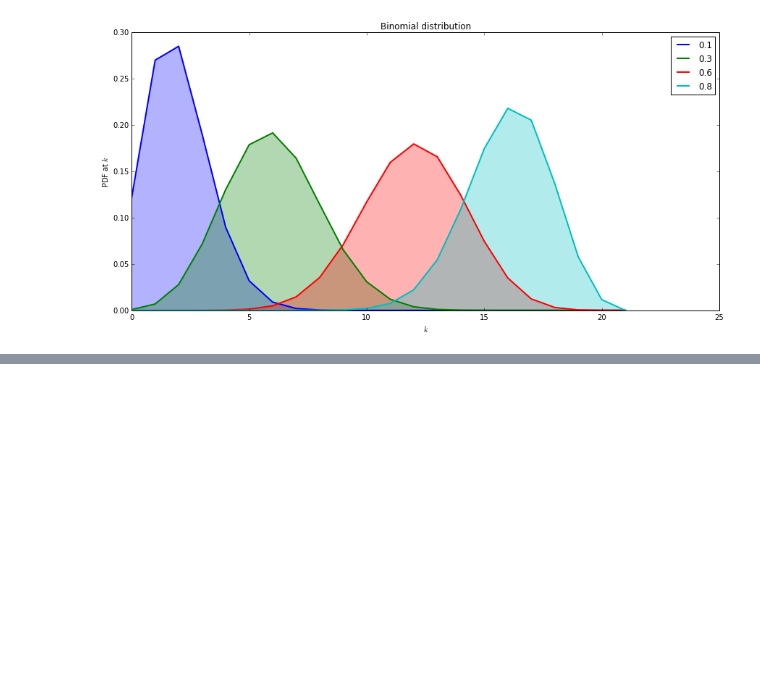
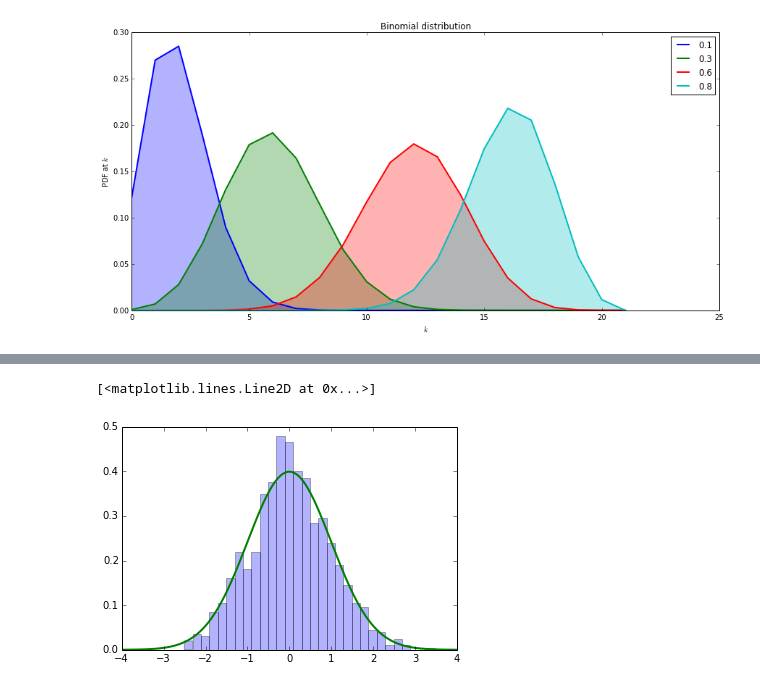
Before and after one commit to ubdsgroup/mlcourse-ub-notebooks, a Jupyter notebook: notebooks/Lecture14.ipynb, the cells around one changed output, grey strips where cells are left out. Drawn from its saved outputs; the diff is of its cells as text; code cells hidden in the pictures; blank space fills up the shorter version.

```diff
--- a/notebooks/Lecture14.ipynb
+++ b/notebooks/Lecture14.ipynb
@@ -100,0 +133,16 @@ plt.xlabel("$k$")
+# %%
+# set the parameters
+mu = 0
+sigma = 1
+# draw 1000 samples from this distribution
+samples = norm(mu, sigma).rvs(1000)
+# plot an empirical distribution, i.e., a histogram
+hist(samples, 30, normed=True, alpha=.3)
+
+# Compute the density at several instances of the random variable
+x = linspace(-4, 4, 10001)
+# plot the density
+plot(x, norm(0, 1).pdf(x), linewidth=2)
+# %% [output]
+[<matplotlib.lines.Line2D at 0x...>]
+[figure, added]
```
Also changed, not shown: parts of 11 cells of this notebook.
